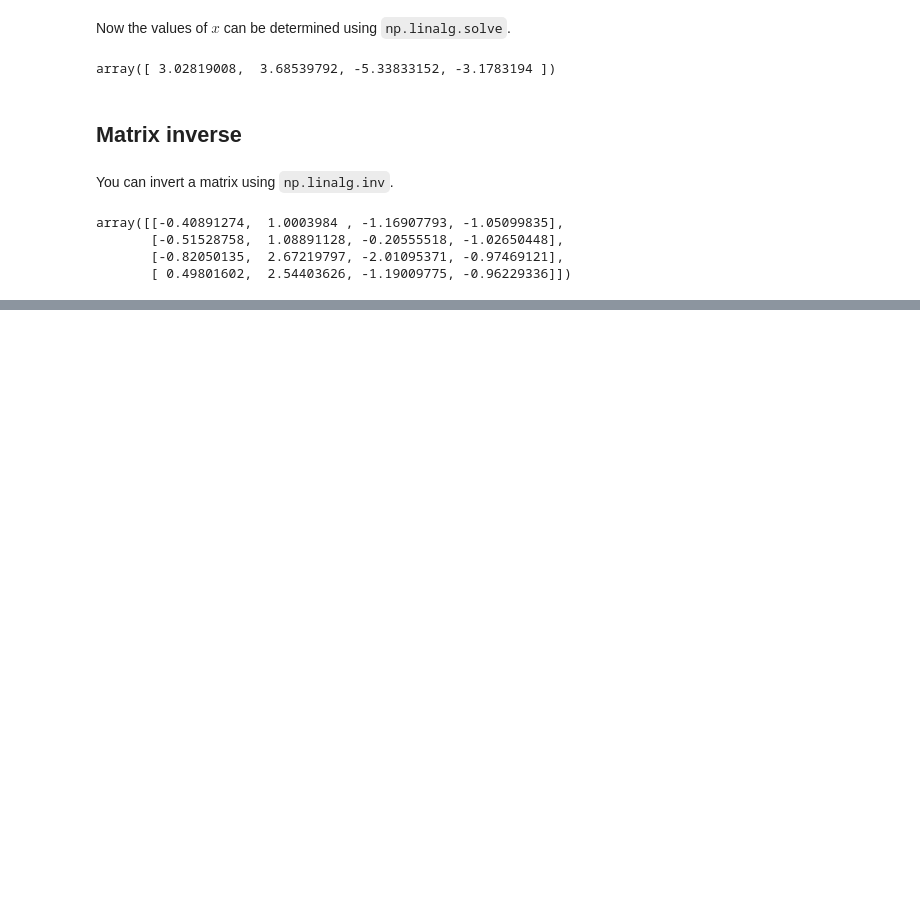
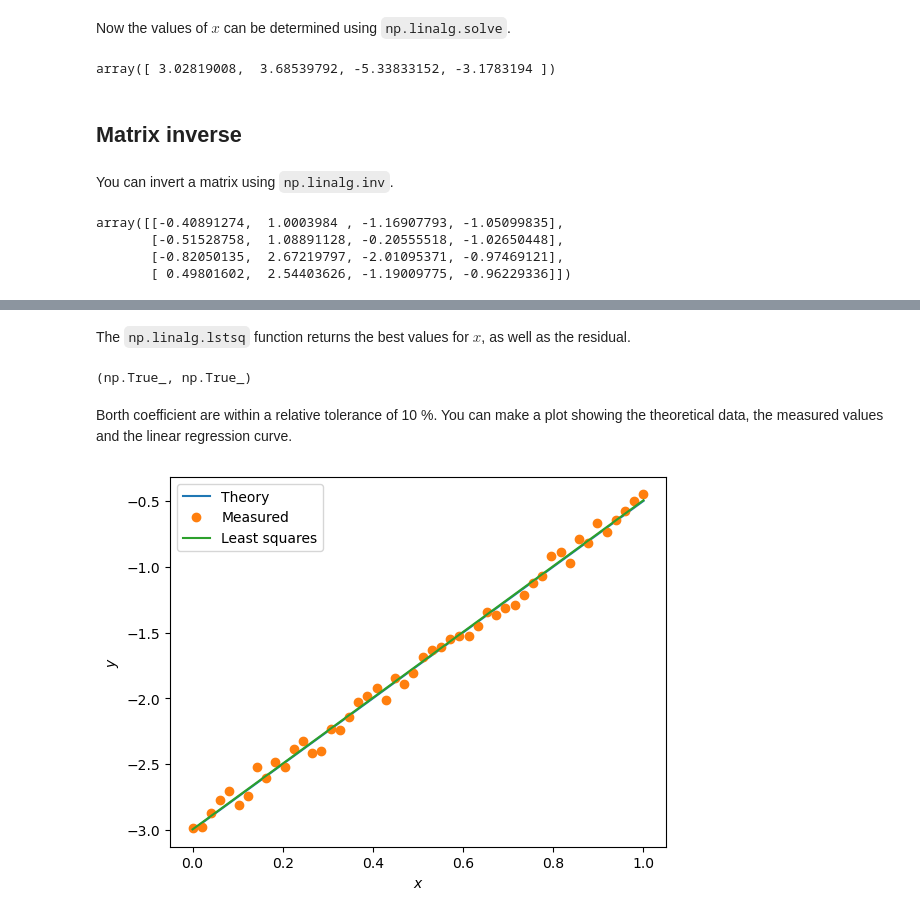
Before and after one commit to gjbex/Scientific-Python, a Jupyter notebook: source-code/numpy/numpy_linear_algebra.ipynb, the cells around one changed output, grey strips where cells are left out. Saved outputs shown, nothing was run; the diff lists cells and outputs as text; code cells hidden in the pictures; blank space fills up the shorter version.

```diff
--- a/source-code/numpy/numpy_linear_algebra.ipynb
+++ b/source-code/numpy/numpy_linear_algebra.ipynb
@@ -141,0 +152,20 @@ array([[ 0.61971261+0.j        ,  0.61971261-0.j        ,
+# %% [markdown]
+The `np.linalg.lstsq` function returns the best values for $x$, as well as the residual.
+# %%
+coeff, residuals, *_ = np.linalg.lstsq(A, y_noisy)
+a_lstsq, b_lstsq = coeff
+# %%
+np.isclose(a_lstsq, a, rtol=0.1), np.isclose(b_lstsq, b, rtol=0.1)
+# %% [output]
+(np.True_, np.True_)
+# %% [markdown]
+Borth coefficient are within a relative tolerance of 10 %.  You can make a plot showing the theoretical data, the measured values and the linear regression curve.
+# %%
+plt.plot(x, y, label='Theory')
+plt.plot(x, y_noisy, 'o', label='Measured')
+plt.plot(x, a_lstsq*x + b_lstsq, label='Least squares')
+plt.xlabel('$x$')
+plt.ylabel('$y$')
+plt.legend();
+# %% [output]
+[figure, added]
```
Also changed, not shown: parts of 14 cells of this notebook.
